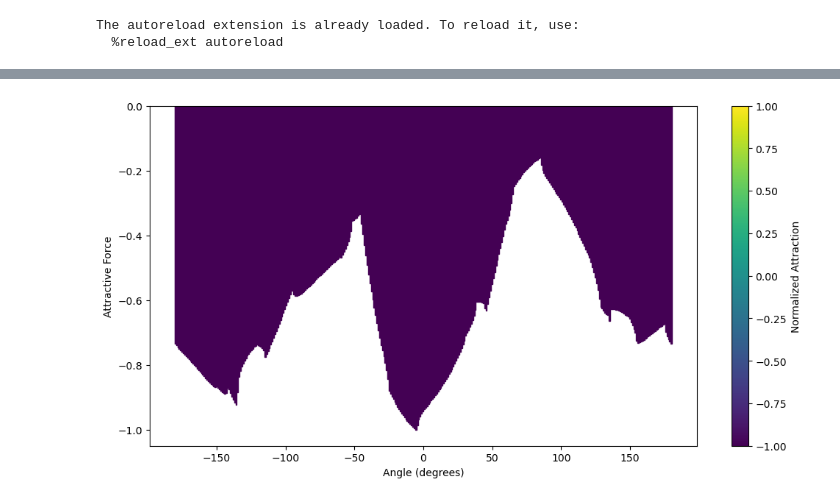
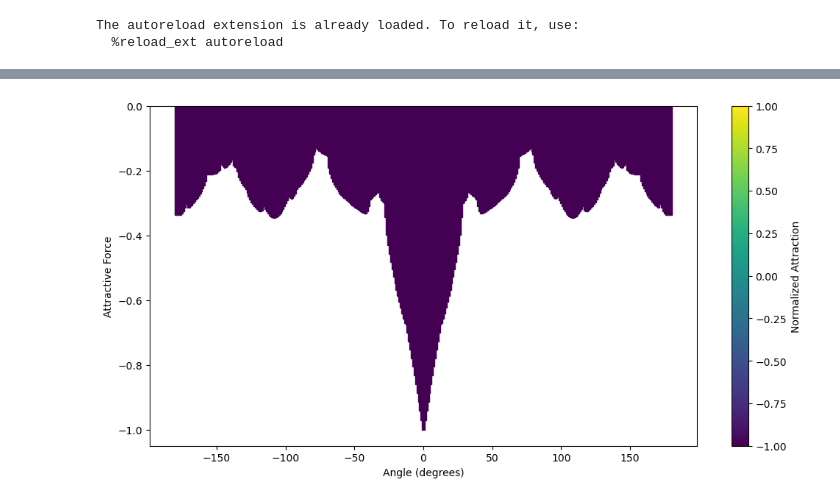
Before and after one commit to ProgrammableMatterLab/code-theory, a Jupyter notebook: test.ipynb, the cells around one changed output, grey strips where cells are left out. Drawn from its saved outputs; the diff is of its cells as text; code cells hidden in the pictures.

```diff
--- a/test.ipynb
+++ b/test.ipynb
@@ -10,5 +10,9 @@ The autoreload extension is already loaded. To reload it, use:
   %reload_ext autoreload
 # %%
 c = generators.gen_rand_block(12, lambda: 0.25)
+d = c.mate()
+# c.rotate(30)
+c.translate(torch.tensor([0, 1]))
+c.rotate(30)
 plot.plot_faces([c])
 # %% [output]
@@ -24,4 +27,4 @@ plot.plot_faces([a, b])
 # %%
-plot.plot_rotation_attraction(a,b, num_angles=360)
+plot.plot_rotation_attraction(c,d, num_angles=360)
 # %% [output]
-[figure, old version]
+[figure, new version]
```
Also changed, not shown: parts of 3 cells of this notebook, 4 other files.
